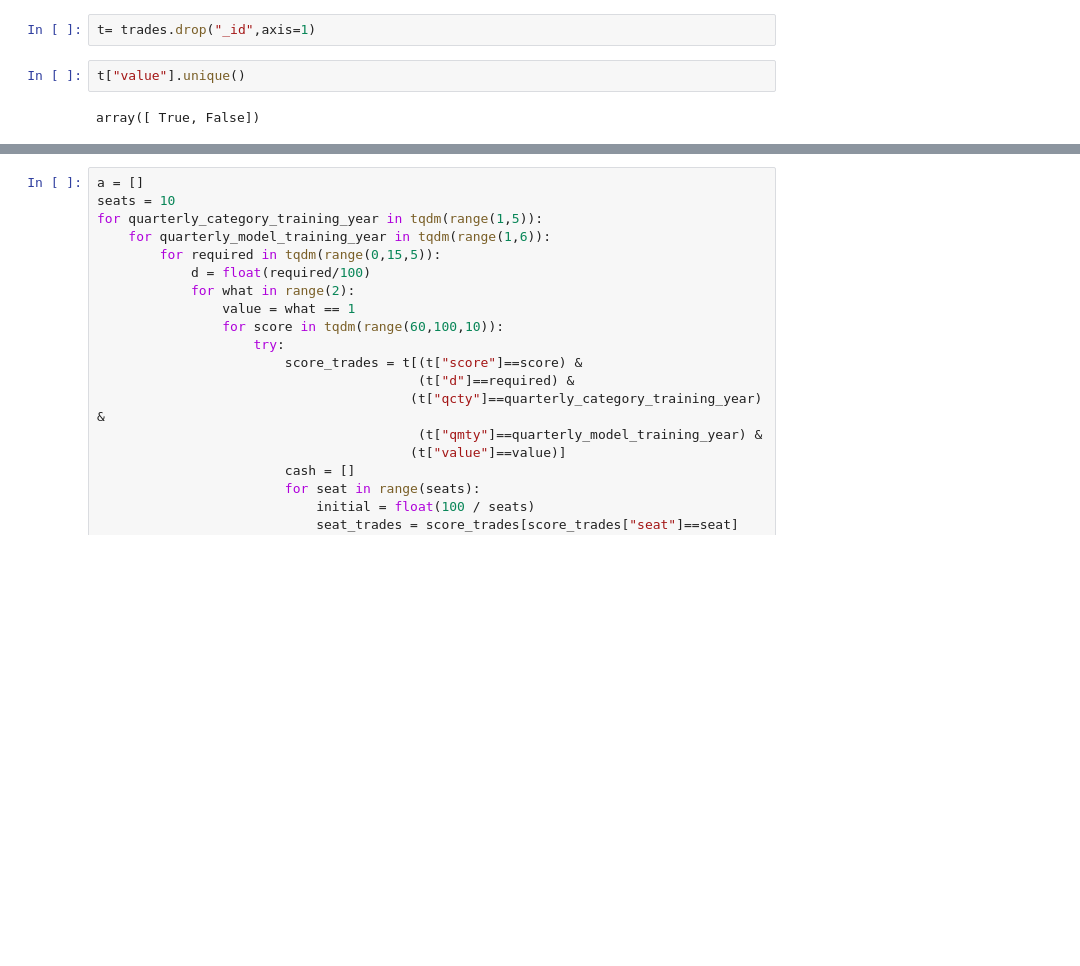
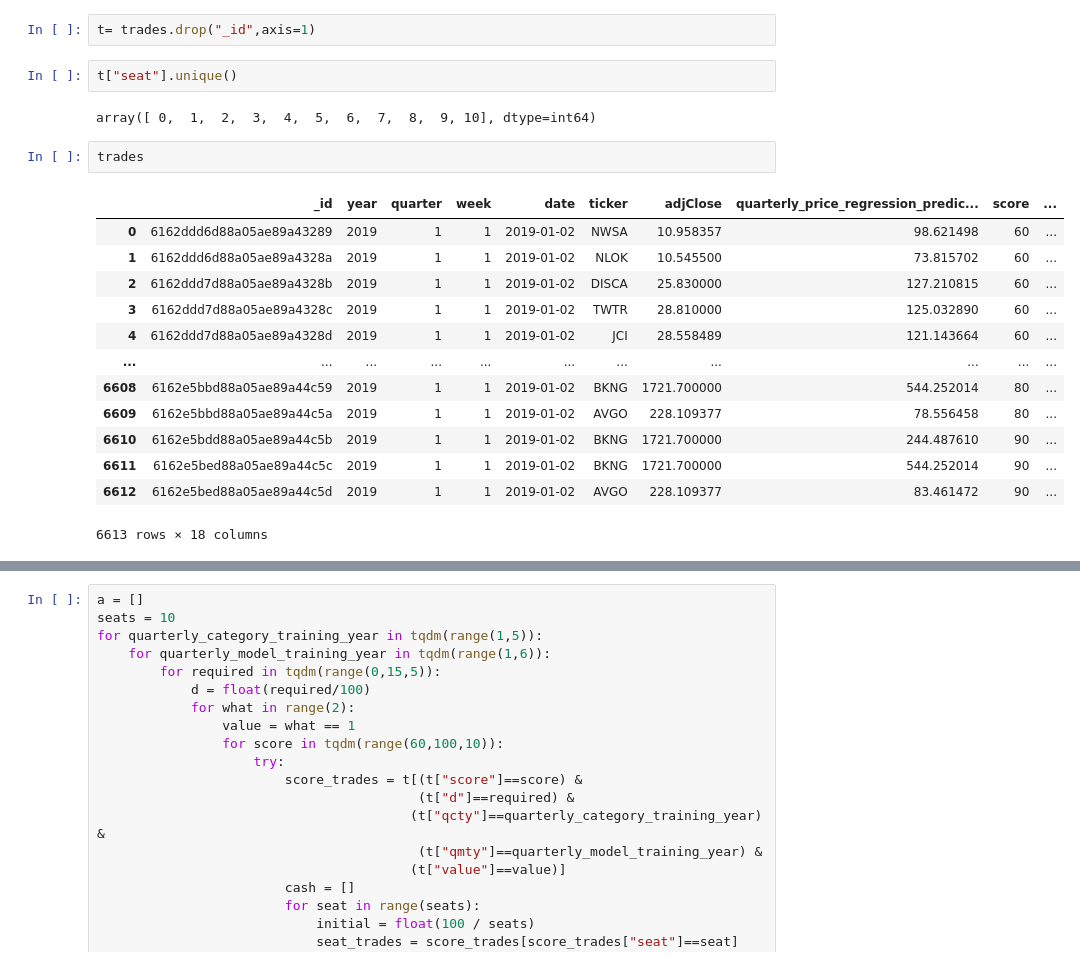
Before and after one commit to chung-ejy/longshot, a Jupyter notebook: brute_force_backtesting_analysis.ipynb, the cells around one changed output, grey strips where cells are left out. Saved outputs shown, nothing was run; the diff lists cells and outputs as text; blank space fills up the shorter version.

```diff
--- a/brute_force_backtesting_analysis.ipynb
+++ b/brute_force_backtesting_analysis.ipynb
@@ -16,8 +16,24 @@ strategy.disconnect()
 # %%
 t= trades.drop("_id",axis=1)
 # %%
-t["value"].unique()
+t["seat"].unique()
 # %% [output]
-array([ True, False])
+array([ 0,  1,  2,  3,  4,  5,  6,  7,  8,  9, 10], dtype=int64)
+# %%
+trades
+# %% [output]
+|  | _id | year | quarter | week | date | ticker | adjClose | quarterly_price_regression_predic... | score | ... |
+| 0 | 6162ddd6d88a05ae89a43289 | 2019 | 1 | 1 | 2019-01-02 | NWSA | 10.958357 | 98.621498 | 60 | ... |
+| 1 | 6162ddd6d88a05ae89a4328a | 2019 | 1 | 1 | 2019-01-02 | NLOK | 10.545500 | 73.815702 | 60 | ... |
+| 2 | 6162ddd7d88a05ae89a4328b | 2019 | 1 | 1 | 2019-01-02 | DISCA | 25.830000 | 127.210815 | 60 | ... |
+| 3 | 6162ddd7d88a05ae89a4328c | 2019 | 1 | 1 | 2019-01-02 | TWTR | 28.810000 | 125.032890 | 60 | ... |
+| 4 | 6162ddd7d88a05ae89a4328d | 2019 | 1 | 1 | 2019-01-02 | JCI | 28.558489 | 121.143664 | 60 | ... |
+| ... | ... | ... | ... | ... | ... | ... | ... | ... | ... | ... |
+| 6608 | 6162e5bbd88a05ae89a44c59 | 2019 | 1 | 1 | 2019-01-02 | BKNG | 1721.700000 | 544.252014 | 80 | ... |
+| 6609 | 6162e5bbd88a05ae89a44c5a | 2019 | 1 | 1 | 2019-01-02 | AVGO | 228.109377 | 78.556458 | 80 | ... |
+| 6610 | 6162e5bdd88a05ae89a44c5b | 2019 | 1 | 1 | 2019-01-02 | BKNG | 1721.700000 | 244.487610 | 90 | ... |
+| 6611 | 6162e5bed88a05ae89a44c5c | 2019 | 1 | 1 | 2019-01-02 | BKNG | 1721.700000 | 544.252014 | 90 | ... |
+| 6612 | 6162e5bed88a05ae89a44c5d | 2019 | 1 | 1 | 2019-01-02 | AVGO | 228.109377 | 83.461472 | 90 | ... |
+6613 rows × 18 columns
 # %%
 a = []
```
Also changed, not shown: parts of 15 cells of this notebook, 7 other files.
